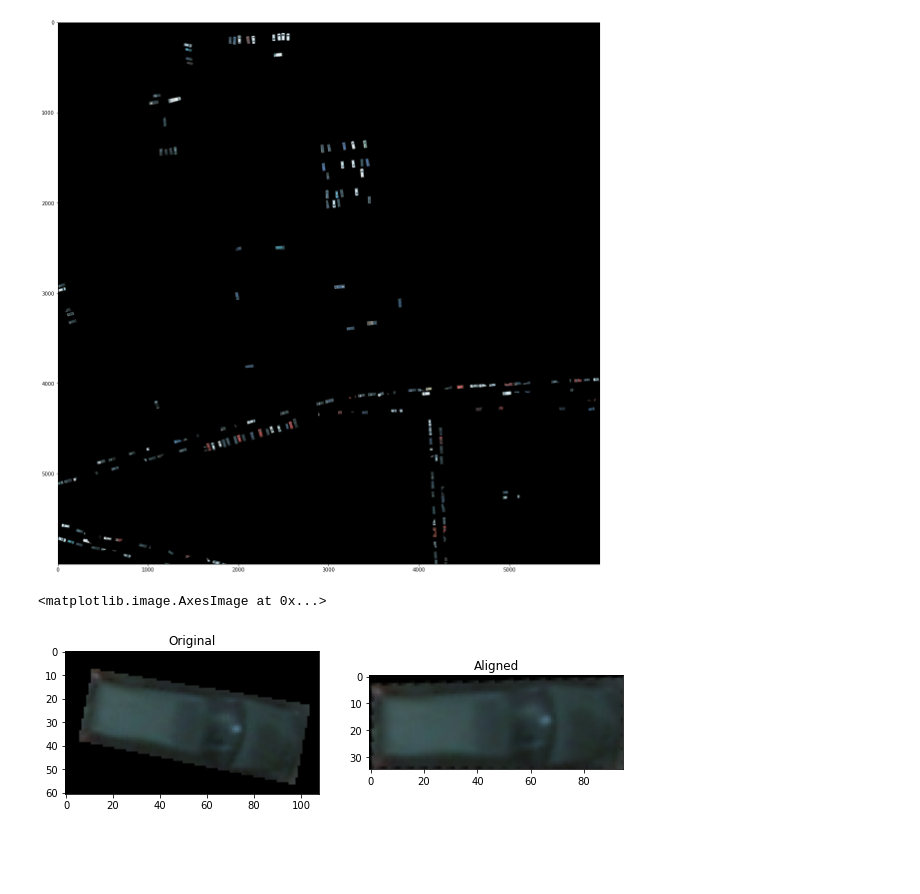
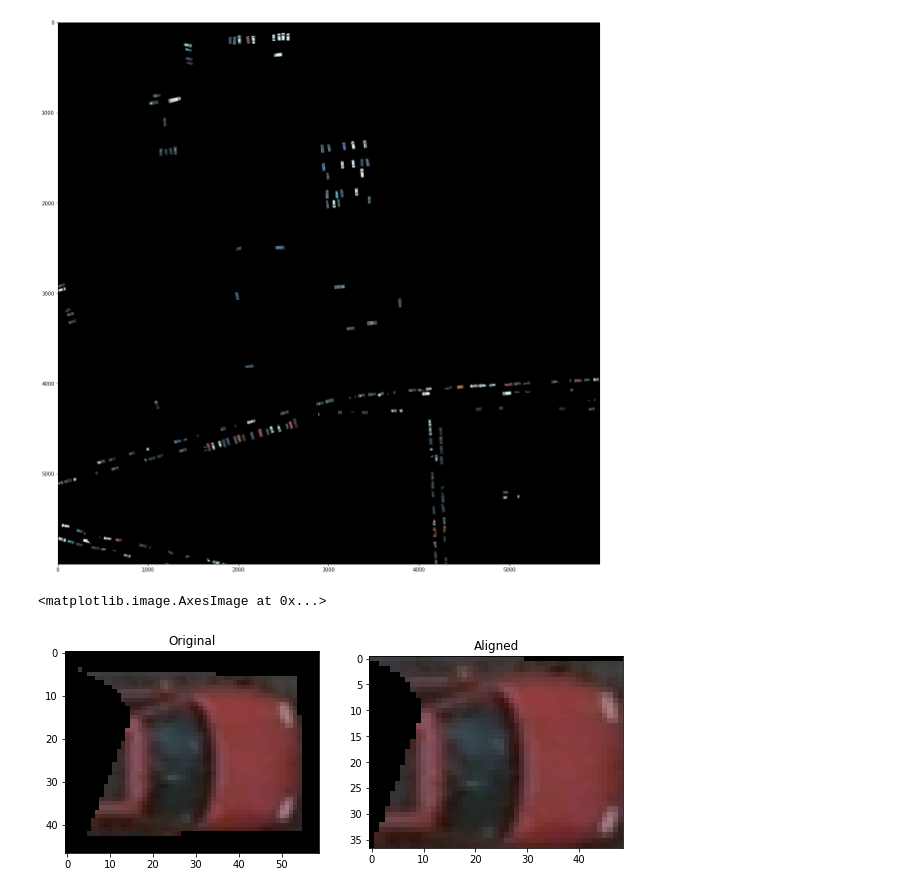
Before and after one commit to HCA97/Master-Thesis, a Jupyter notebook: crop_cars.ipynb, the cells around one changed output. Saved outputs shown, nothing was run; the diff lists cells and outputs as text; code cells hidden in the pictures; blank space fills up the shorter version.

```diff
--- a/crop_cars.ipynb
+++ b/crop_cars.ipynb
@@ -114,21 +16,21 @@ plt.imshow(img_filtered)
 <matplotlib.image.AxesImage at 0x...>
 [figure]
 # %%
-coords = load_cars_bbox('../data/training/top_potsdam_6_8_annos.json')
-x = coords[14]
+coords = load_cars_bbox_potsdam('../data/training/top_potsdam_6_8_annos.json')
+x = coords[100]
 buffer = 5
 
 car_original, car_aligned = crop_car(img_filtered, x, buffer)
 
 plt.figure(figsize=(10, 5))
 
 plt.subplot(1, 2, 1)
 plt.title("Original")
 plt.imshow(car_original)
 
 plt.subplot(1, 2, 2)
 plt.title("Aligned")
 plt.imshow(car_aligned)
 # %% [output]
 <matplotlib.image.AxesImage at 0x...>
-[figure, old version]
+[figure, new version]
```
Also changed, not shown: parts of 16 cells of this notebook, 1 other file.
